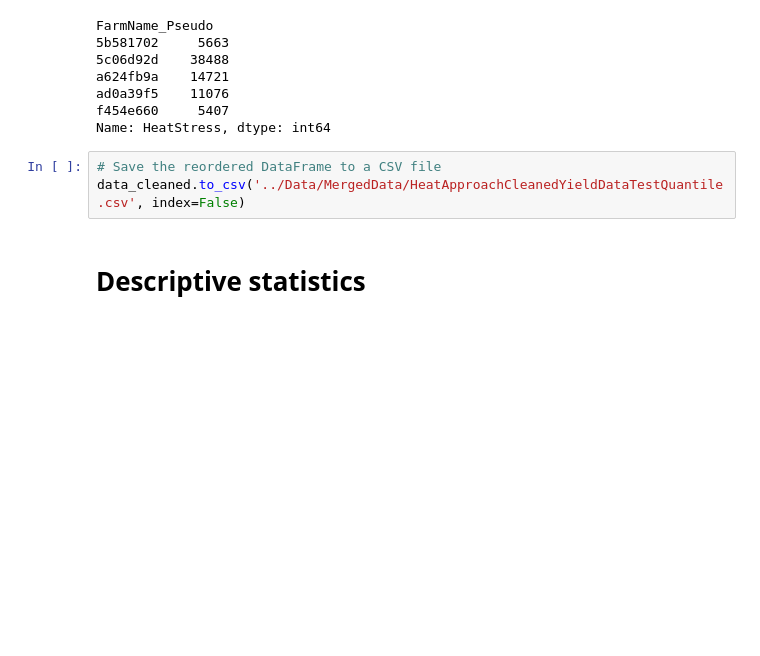
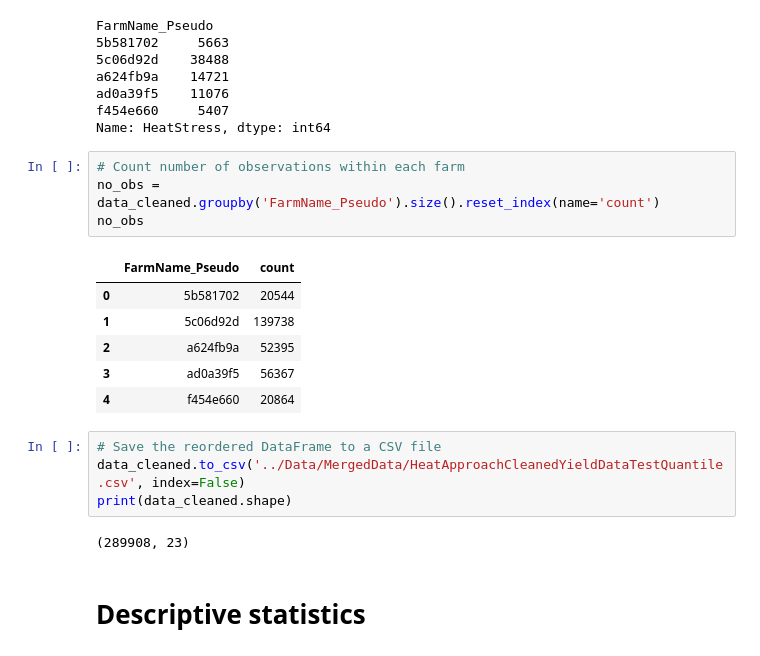
Before and after one commit to jockepolis/HeatStressEvaluationSummer24, a Jupyter notebook: Wilminks/WilminksQuantileHeatApp.ipynb, the cells around one changed output. Cells and saved outputs as stored; diff of their text form; blank space fills up the shorter version.

Commit message:
CountNoObsByHerd

```diff
--- a/Wilminks/WilminksQuantileHeatApp.ipynb
+++ b/Wilminks/WilminksQuantileHeatApp.ipynb
@@ -1095,9 +1095,23 @@ a624fb9a    14721
 ad0a39f5    11076
 f454e660     5407
 Name: HeatStress, dtype: int64
+# %%
+# Count number of observations within each farm
+no_obs = data_cleaned.groupby('FarmName_Pseudo').size().reset_index(name='count')
+no_obs
+# %% [output]
+|  | FarmName_Pseudo | count |
+| 0 | 5b581702 | 20544 |
+| 1 | 5c06d92d | 139738 |
+| 2 | a624fb9a | 52395 |
+| 3 | ad0a39f5 | 56367 |
+| 4 | f454e660 | 20864 |
 # %%
 # Save the reordered DataFrame to a CSV file
 data_cleaned.to_csv('../Data/MergedData/HeatApproachCleanedYieldDataTestQuantile.csv', index=False)
+print(data_cleaned.shape)
+# %% [output]
+(289908, 23)
 # %% [markdown]
 # Descriptive statistics
 # %%
```
Also changed, not shown: parts of 2 cells of this notebook.
